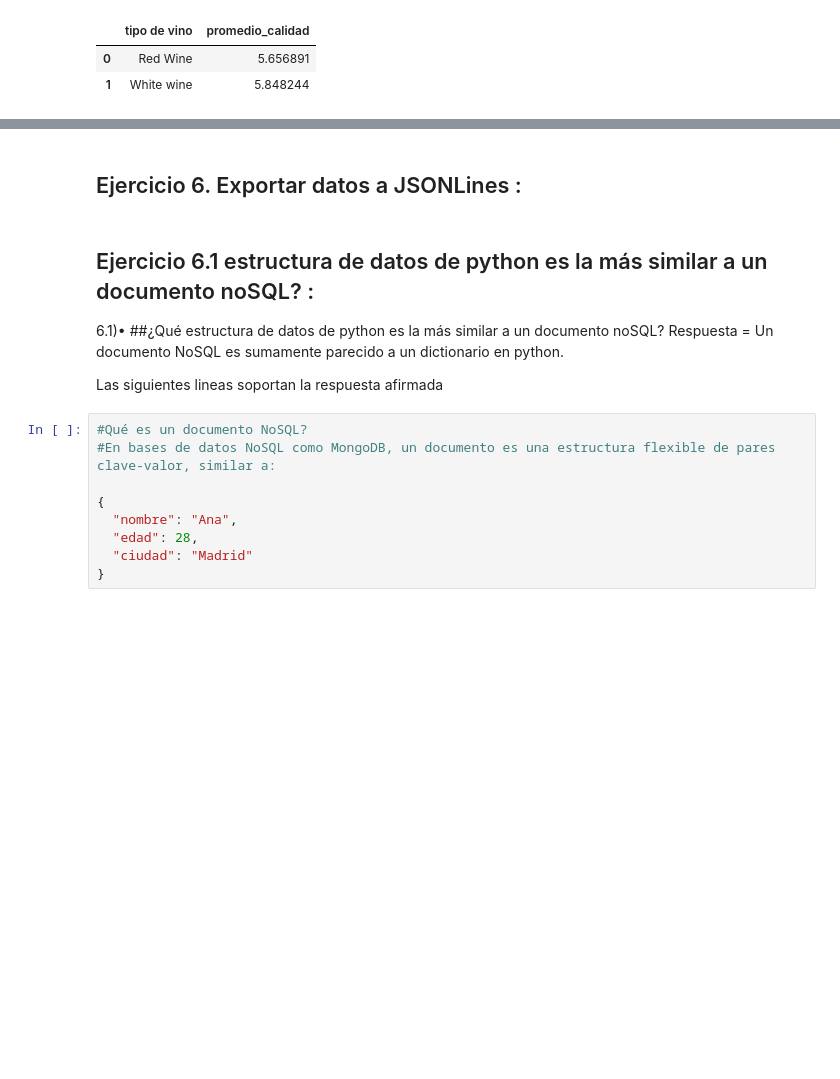
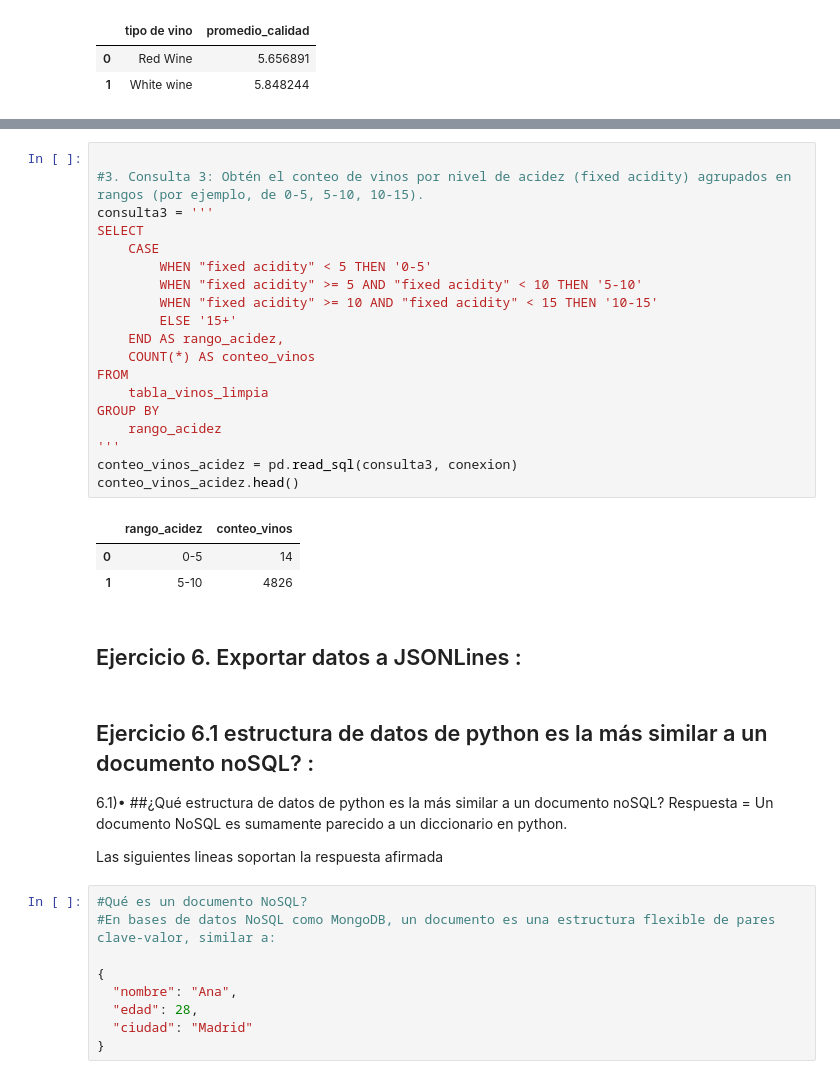
Before and after one commit to choppeb7/Proyecto1-master-mbit, a Jupyter notebook: Notebook.ipynb, the cells around one changed output, grey strips where cells are left out. Cells and saved outputs as stored; diff of their text form; blank space fills up the shorter version.

```diff
--- a/Notebook.ipynb
+++ b/Notebook.ipynb
@@ -272,9 +295,32 @@ promedio_tipo_calidad["promedio_calidad"].loc[1]
+# %%
+
+#3. Consulta 3: Obtén el conteo de vinos por nivel de acidez (fixed acidity) agrupados en rangos (por ejemplo, de 0-5, 5-10, 10-15).
+consulta3 = '''
+SELECT
+    CASE
+        WHEN "fixed acidity" < 5 THEN '0-5'
+        WHEN "fixed acidity" >= 5 AND "fixed acidity" < 10 THEN '5-10'
+        WHEN "fixed acidity" >= 10 AND "fixed acidity" < 15 THEN '10-15'
+        ELSE '15+'
+    END AS rango_acidez,
+    COUNT(*) AS conteo_vinos
+FROM
+    tabla_vinos_limpia
+GROUP BY
+    rango_acidez
+'''
+conteo_vinos_acidez = pd.read_sql(consulta3, conexion)
+conteo_vinos_acidez.head()
+# %% [output]
+|  | rango_acidez | conteo_vinos |
+| 0 | 0-5 | 14 |
+| 1 | 5-10 | 4826 |
 # %% [markdown]
 ## Ejercicio 6. Exportar datos a JSONLines :
 # %% [markdown]
 ## Ejercicio 6.1 estructura de datos de python es la más similar a un documento noSQL? :
 6.1)•	##¿Qué estructura de datos de python es la más similar a un documento noSQL?
-Respuesta = Un documento NoSQL es sumamente parecido a un dictionario en python.
+Respuesta = Un documento NoSQL es sumamente parecido a un diccionario en python.
 
 Las siguientes lineas soportan la respuesta afirmada
 # %%
```
Also changed, not shown: parts of 3 cells of this notebook.
